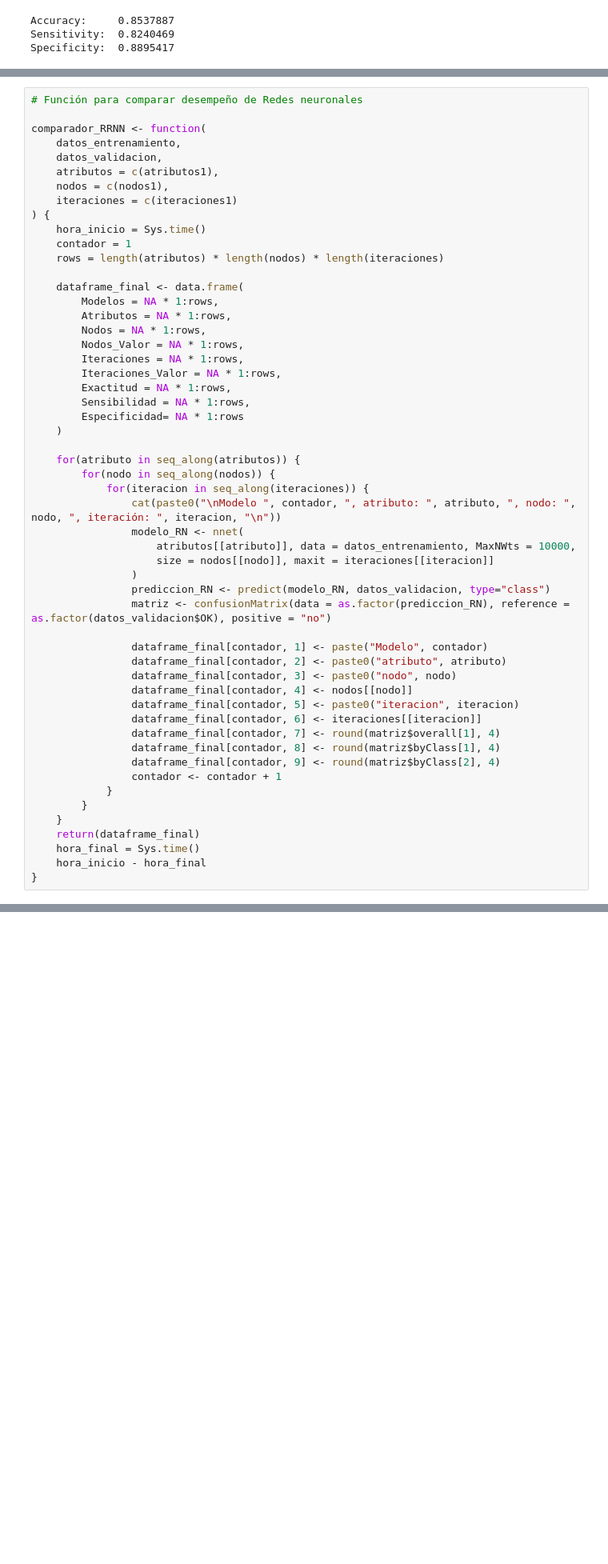
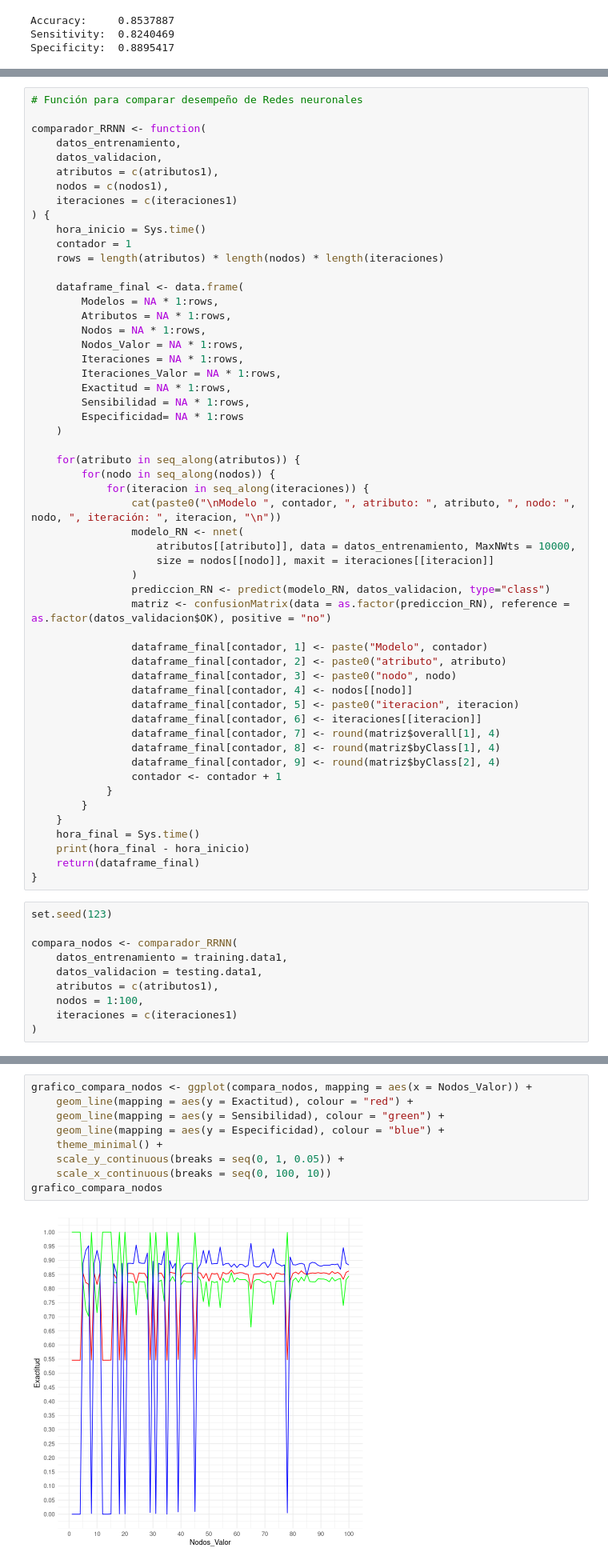
Before and after one commit to NestorPatricio/Diplomado_Big_Data_Data_Science, a Jupyter notebook: Fundamentos y aplicaciones de Machine Learning y Deep Learning/Ejercicios/Ejercicio_2_Comparación_Modelos_Clasificación_Supervisada_Resuelto.ipynb, the cells around one changed output, grey strips where cells are left out. Shown: that part at 80% size. Cells and saved outputs as stored; diff of their text form; blank space fills up the shorter version.

```diff
--- a/Fundamentos y aplicaciones de Machine Learning y Deep Learning/Ejercicios/Ejercicio_2_Comparación_Modelos_Clasificación_Supervisada_Resuelto.ipynb
+++ b/Fundamentos y aplicaciones de Machine Learning y Deep Learning/Ejercicios/Ejercicio_2_Comparación_Modelos_Clasificación_Supervisada_Resuelto.ipynb
@@ -812,7 +779,17 @@ comparador_RRNN <- function(
             }
         }
     }
+    hora_final = Sys.time()
+    print(hora_final - hora_inicio)
     return(dataframe_final)
-    hora_final = Sys.time()
-    hora_inicio - hora_final
 }
+# %%
+set.seed(123)
+
+compara_nodos <- comparador_RRNN(
+    datos_entrenamiento = training.data1,
+    datos_validacion = testing.data1,
+    atributos = c(atributos1),
+    nodos = 1:100,
+    iteraciones = c(iteraciones1)
+)
@@ -818,0 +824,11 @@ comparador_RRNN <- function(
+# %%
+grafico_compara_nodos <- ggplot(compara_nodos, mapping = aes(x = Nodos_Valor)) +
+    geom_line(mapping = aes(y = Exactitud), colour = "red") +
+    geom_line(mapping = aes(y = Sensibilidad), colour = "green") +
+    geom_line(mapping = aes(y = Especificidad), colour = "blue") +
+    theme_minimal() +
+    scale_y_continuous(breaks = seq(0, 1, 0.05)) +
+    scale_x_continuous(breaks = seq(0, 100, 10))
+grafico_compara_nodos
+# %% [output]
+[figure, added]
```
Also changed, not shown: parts of 22 cells of this notebook, 5 other files.
